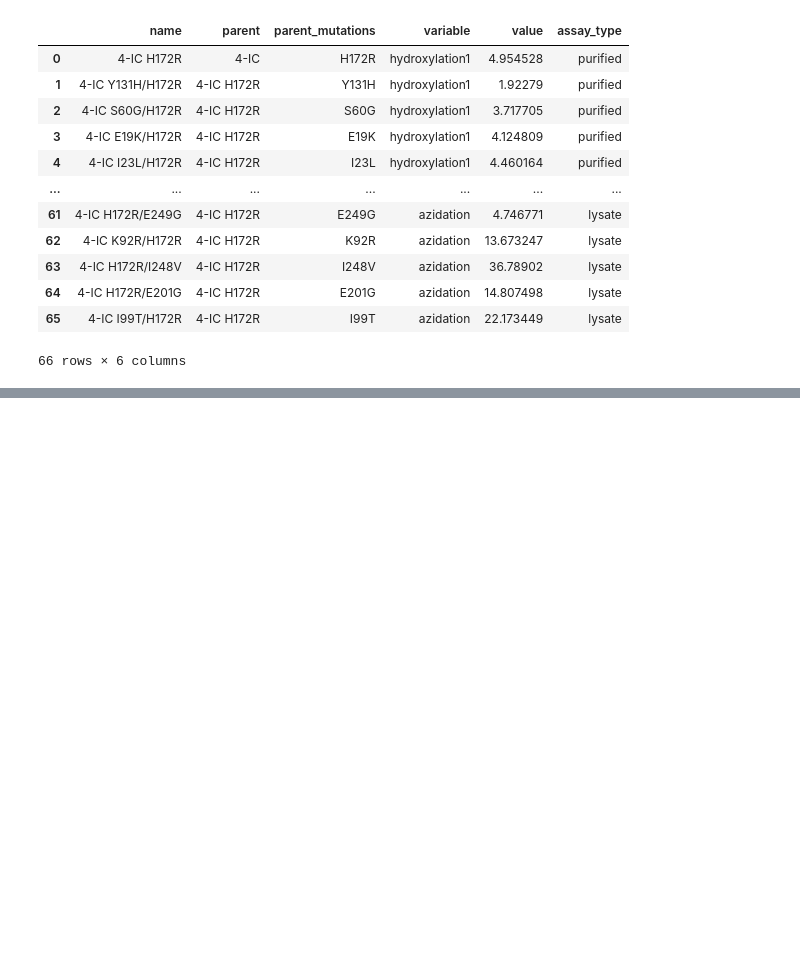
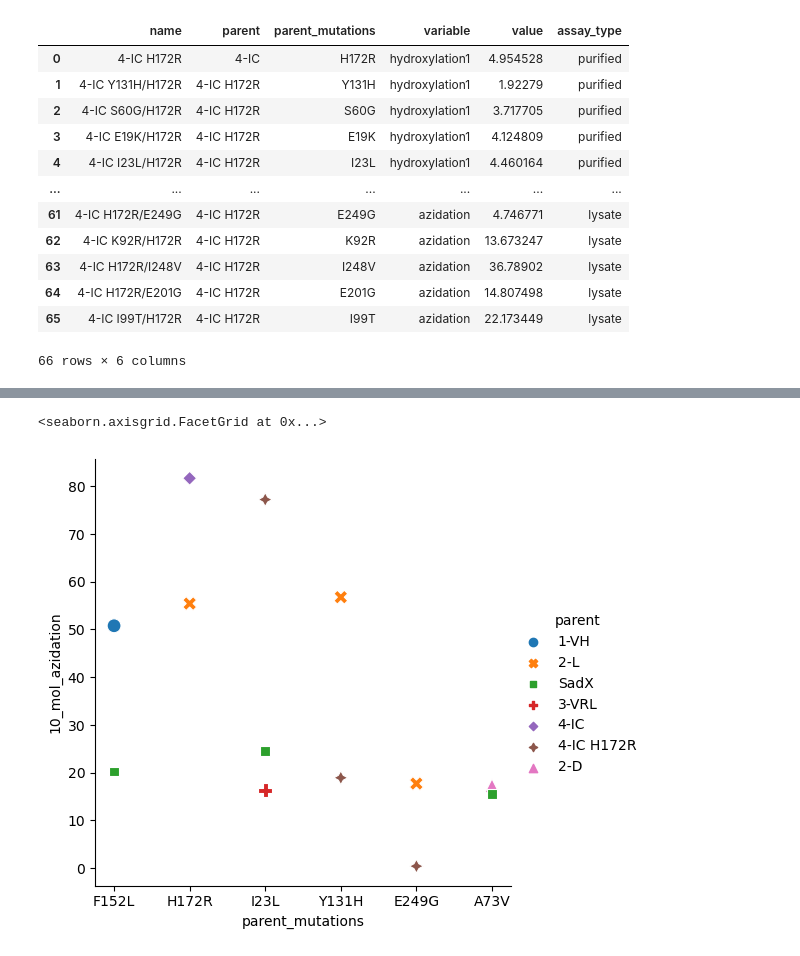
Before and after one commit to RomeroLab/sadx-latent-function, a Jupyter notebook: projects/Biochemical_Ordinal/scripts/nb_plot_regression_predictions.ipynb, the cells around one changed output, grey strips where cells are left out. Drawn from its saved outputs; the diff is of its cells as text; code cells hidden in the pictures; blank space fills up the shorter version.

Commit message:
Mutations in multiple contexts

```diff
--- a/projects/Biochemical_Ordinal/scripts/nb_plot_regression_predictions.ipynb
+++ b/projects/Biochemical_Ordinal/scripts/nb_plot_regression_predictions.ipynb
@@ -84,0 +93,3 @@ pass
+# %%
+x = df_pure[["1_mol_azidation", "10_mol_azidation"]].dropna()
+pearsonr(x["1_mol_azidation"], x["10_mol_azidation"])
@@ -84,0 +98,3 @@ pass
+# %%
+df_pure_single_variant_multiple_tests = df_pure.groupby("parent_mutations").filter(lambda x: len(x) > 1)
+df_pure_single_variant_multiple_tests
@@ -84,0 +116,7 @@ pass
+# %%
+sns.relplot(data=df_pure_single_variant_multiple_tests,
+            x="parent_mutations", y="10_mol_azidation", hue="parent",
+            style="parent", s=100)
+# %% [output]
+<seaborn.axisgrid.FacetGrid at 0x...>
+[figure, added]
```
Also changed, not shown: parts of 6 cells of this notebook.
